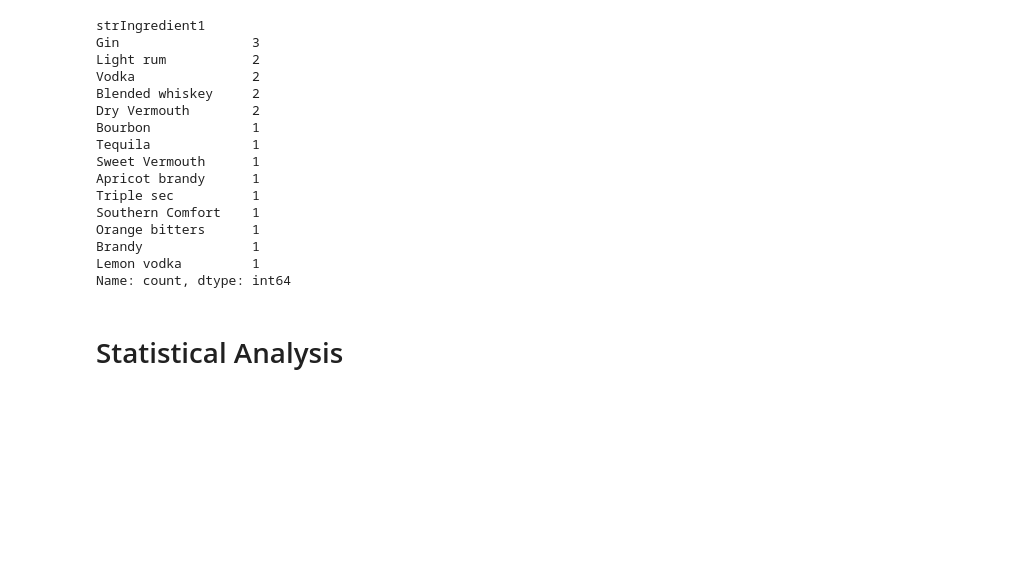
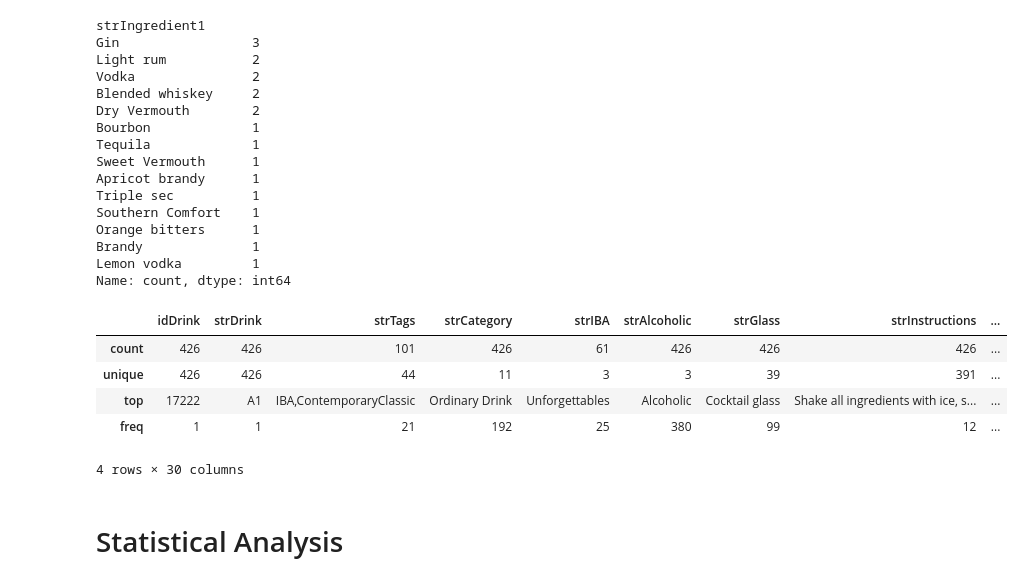
Before and after one commit to redsun498/Data-Genie, a Jupyter notebook: notebooks/EDA - Cocktails.ipynb, the cells around one changed output. Cells and saved outputs as stored; diff of their text form; code cells hidden in the pictures; blank space fills up the shorter version.

```diff
--- a/notebooks/EDA - Cocktails.ipynb
+++ b/notebooks/EDA - Cocktails.ipynb
@@ -211,7 +219,7 @@ Index(['idDrink', 'strDrink', 'strTags', 'strVideo', 'strCategory', 'strIBA',
 # %%
 #Drop unnecessary columns
 all_cocktails_df = all_cocktails_df.drop(['strInstructionsES','strInstructionsDE', 'strInstructionsIT','strDrinkThumb','strVideo','strImageSource', 'strImageAttribution', 'strCreativeCommonsConfirmed',
-       'dateModified'], axis=1)
+       'dateModified','strMeasure12'], axis=1)
 # %%
 #Dropped 9 columns
 all_cocktails_df.shape
@@ -266,6 +274,15 @@ Orange bitters      1
 Brandy              1
 Lemon vodka         1
 Name: count, dtype: int64
+# %%
+all_cocktails_df.describe()
+# %% [output]
+|  | idDrink | strDrink | strTags | strCategory | strIBA | strAlcoholic | strGlass | strInstructions | ... |
+| count | 426 | 426 | 101 | 426 | 61 | 426 | 426 | 426 | ... |
+| unique | 426 | 426 | 44 | 11 | 3 | 3 | 39 | 391 | ... |
+| top | 17222 | A1 | IBA,ContemporaryClassic | Ordinary Drink | Unforgettables | Alcoholic | Cocktail glass | Shake all ingredients with ice, s... | ... |
+| freq | 1 | 1 | 21 | 192 | 25 | 380 | 99 | 12 | ... |
+4 rows × 30 columns
 # %% [markdown]
 # Statistical Analysis
 # %% [markdown]
```
Also changed, not shown: parts of 6 cells of this notebook.
